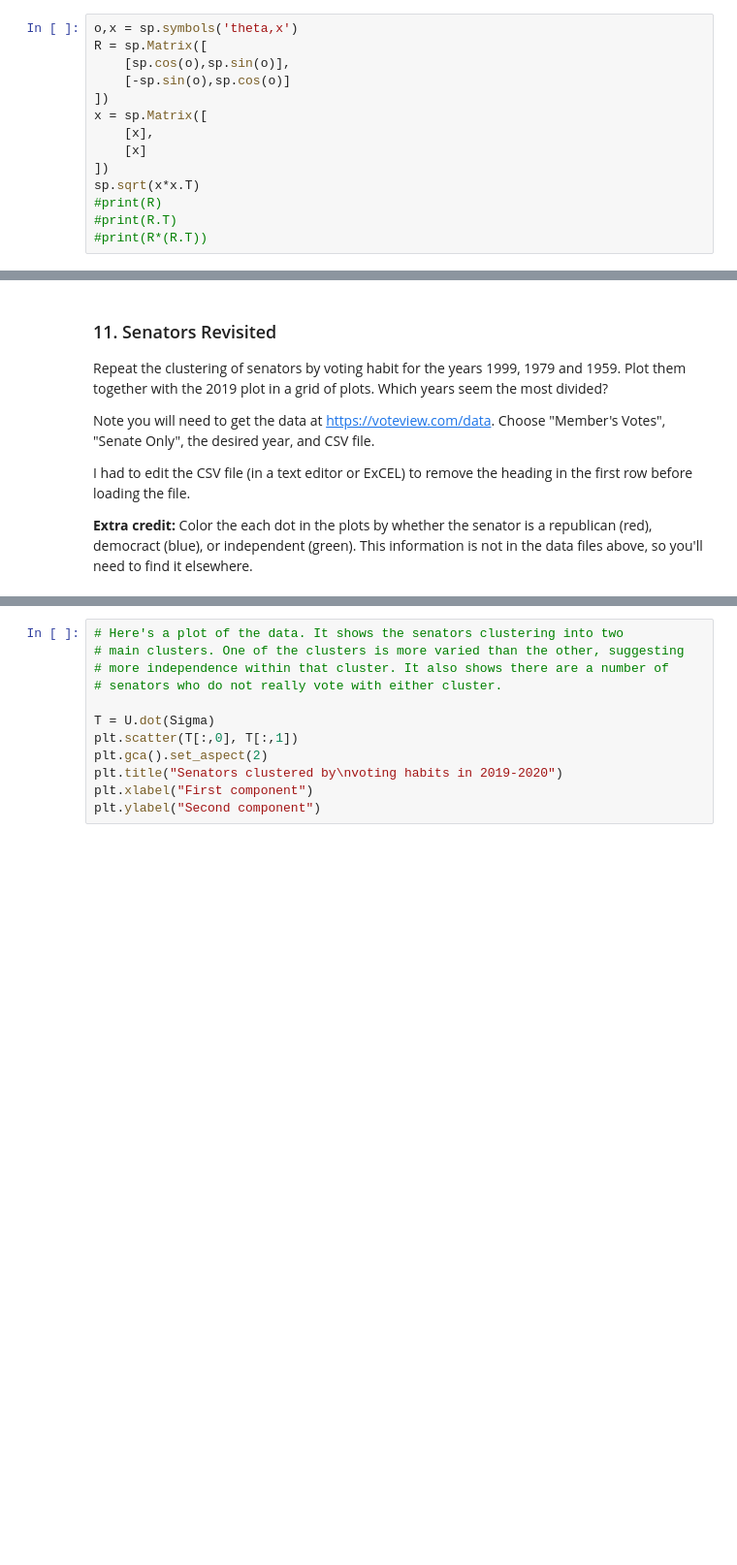
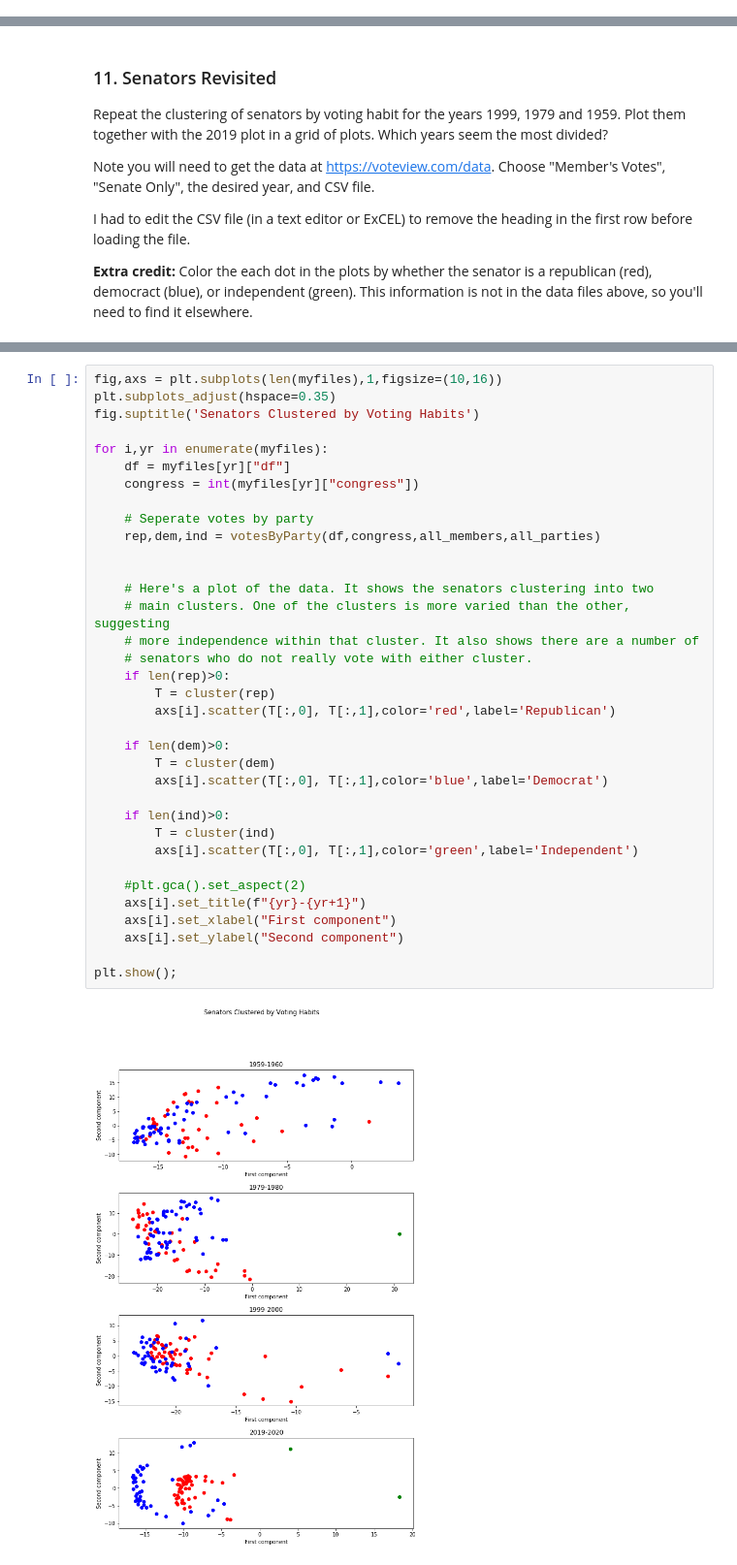
Before and after one commit to kegedy/EE502P, a Jupyter notebook: hw/kevin/HW04.ipynb, the cells around one changed output, grey strips where cells are left out. Shown at 97% size. Drawn from its saved outputs; the diff is of its cells as text; blank space fills up the shorter version.

```diff
--- a/hw/kevin/HW04.ipynb
+++ b/hw/kevin/HW04.ipynb
@@ -521,16 +515,2 @@ $\begin{pmatrix}
 <br><br>
 - Thus $||R(\theta)x|| = ||x||$
-# %%
-o,x = sp.symbols('theta,x')
-R = sp.Matrix([
-    [sp.cos(o),sp.sin(o)],
-    [-sp.sin(o),sp.cos(o)]
-])
-x = sp.Matrix([
-    [x],
-    [x]
-])
-sp.sqrt(x*x.T)
-#print(R)
-#print(R.T)
-#print(R*(R.T))
@@ -968,12 +975,37 @@ T[50]
 # %%
-# Here's a plot of the data. It shows the senators clustering into two
-# main clusters. One of the clusters is more varied than the other, suggesting
-# more independence within that cluster. It also shows there are a number of
-# senators who do not really vote with either cluster.
+fig,axs = plt.subplots(len(myfiles),1,figsize=(10,16))
+plt.subplots_adjust(hspace=0.35)
+fig.suptitle('Senators Clustered by Voting Habits')
 
-T = U.dot(Sigma)
-plt.scatter(T[:,0], T[:,1])
-plt.gca().set_aspect(2)
-plt.title("Senators clustered by\nvoting habits in 2019-2020")
-plt.xlabel("First component")
-plt.ylabel("Second component")
+for i,yr in enumerate(myfiles):
+    df = myfiles[yr]["df"]
+    congress = int(myfiles[yr]["congress"])
+
+    # Seperate votes by party
+    rep,dem,ind = votesByParty(df,congress,all_members,all_parties)
+
+
+    # Here's a plot of the data. It shows the senators clustering into two
+    # main clusters. One of the clusters is more varied than the other, suggesting
+    # more independence within that cluster. It also shows there are a number of
+    # senators who do not really vote with either cluster.
+    if len(rep)>0:
+        T = cluster(rep)
+        axs[i].scatter(T[:,0], T[:,1],color='red',label='Republican')
+
+    if len(dem)>0:
+        T = cluster(dem)
+        axs[i].scatter(T[:,0], T[:,1],color='blue',label='Democrat')
+
+    if len(ind)>0:
+        T = cluster(ind)
+        axs[i].scatter(T[:,0], T[:,1],color='green',label='Independent')
+
+    #plt.gca().set_aspect(2)
+    axs[i].set_title(f"{yr}-{yr+1}")
+    axs[i].set_xlabel("First component")
+    axs[i].set_ylabel("Second component")
+
+plt.show();
+# %% [output]
+[figure, added]
```
Also changed, not shown: parts of 24 cells of this notebook.
